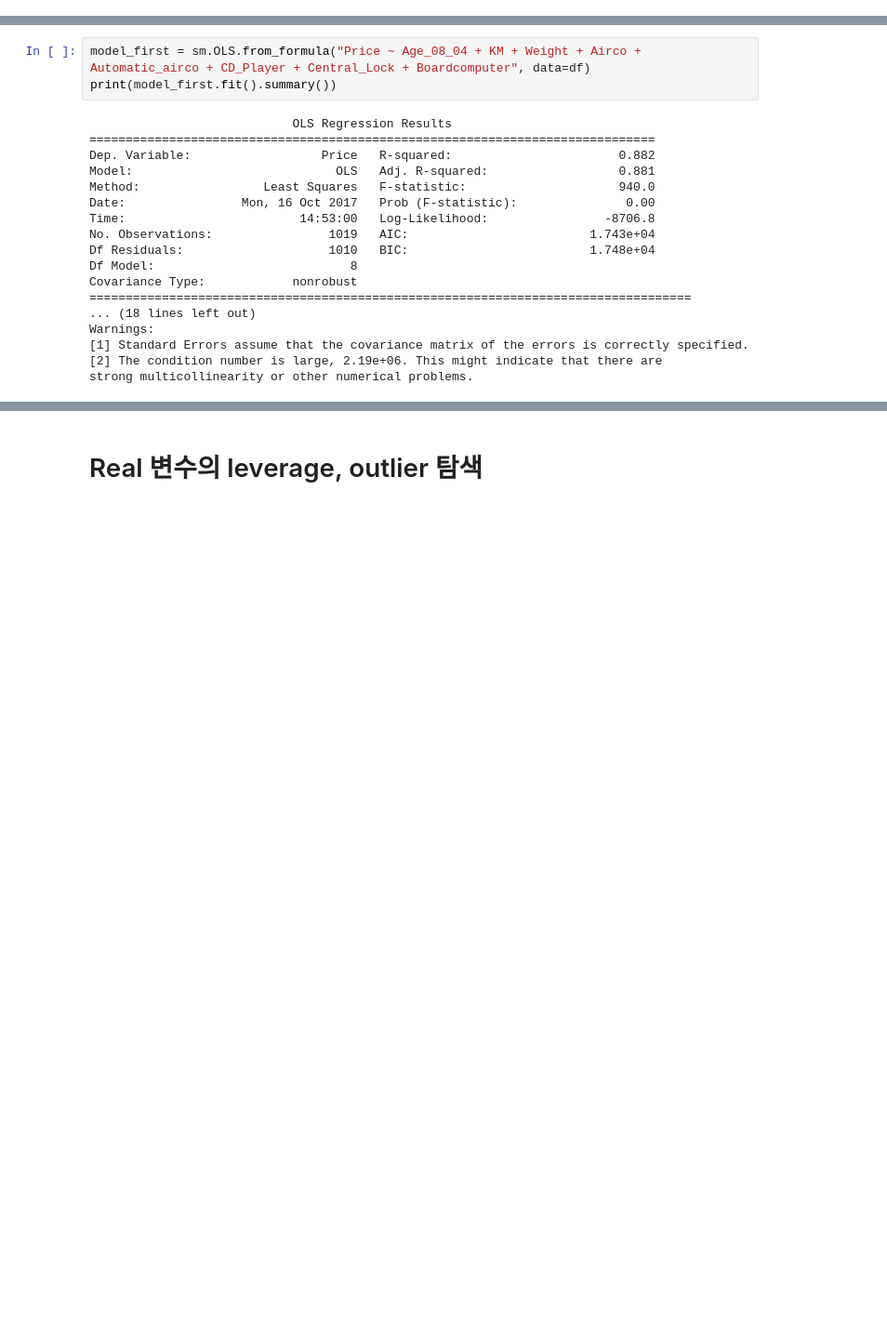
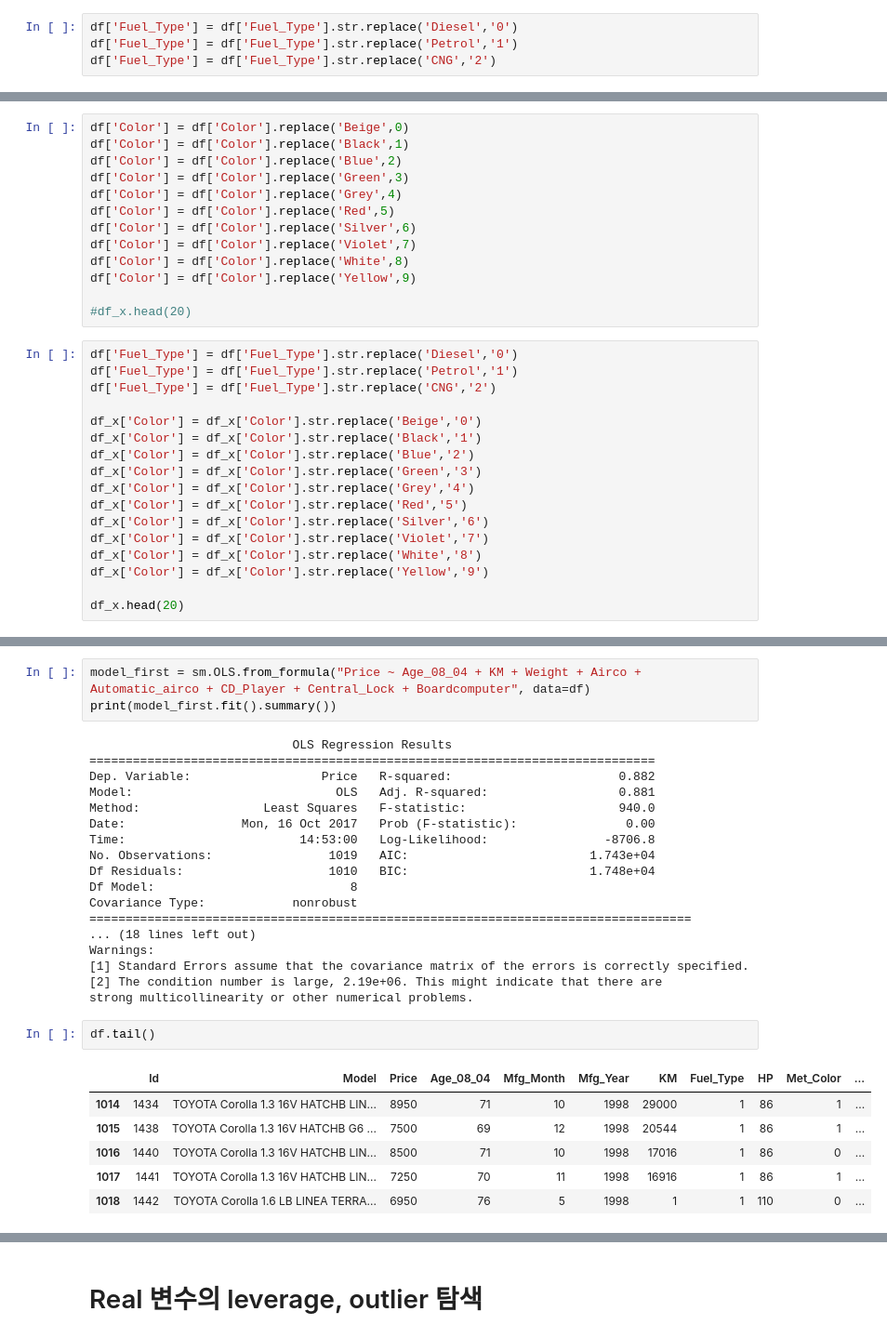
Before and after one commit to j-haaaaan/dss6_regproj1-toyotacorolla, a Jupyter notebook: jo/main_jo.ipynb, the cells around one changed output, grey strips where cells are left out. Shown at 93% size. Drawn from its saved outputs; the diff is of its cells as text; blank space fills up the shorter version.

```diff
--- a/jo/main_jo.ipynb
+++ b/jo/main_jo.ipynb
@@ -122,3 +87,7 @@ df_x.head(20)
+# %%
+df['Fuel_Type'] = df['Fuel_Type'].str.replace('Diesel','0')
+df['Fuel_Type'] = df['Fuel_Type'].str.replace('Petrol','1')
+df['Fuel_Type'] = df['Fuel_Type'].str.replace('CNG','2')
 # %%
 df_y = df.ix[:, 2]
 df_y.head(5)
@@ -129,3 +98,33 @@ df_y.head(5)
 3    20950
 4    19600
 Name: Price, dtype: int64
+# %%
+df['Color'] = df['Color'].replace('Beige',0)
+df['Color'] = df['Color'].replace('Black',1)
+df['Color'] = df['Color'].replace('Blue',2)
+df['Color'] = df['Color'].replace('Green',3)
+df['Color'] = df['Color'].replace('Grey',4)
+df['Color'] = df['Color'].replace('Red',5)
+df['Color'] = df['Color'].replace('Silver',6)
+df['Color'] = df['Color'].replace('Violet',7)
+df['Color'] = df['Color'].replace('White',8)
+df['Color'] = df['Color'].replace('Yellow',9)
+
+#df_x.head(20)
+# %%
+df['Fuel_Type'] = df['Fuel_Type'].str.replace('Diesel','0')
+df['Fuel_Type'] = df['Fuel_Type'].str.replace('Petrol','1')
+df['Fuel_Type'] = df['Fuel_Type'].str.replace('CNG','2')
+
+df_x['Color'] = df_x['Color'].str.replace('Beige','0')
+df_x['Color'] = df_x['Color'].str.replace('Black','1')
+df_x['Color'] = df_x['Color'].str.replace('Blue','2')
+df_x['Color'] = df_x['Color'].str.replace('Green','3')
+df_x['Color'] = df_x['Color'].str.replace('Grey','4')
+df_x['Color'] = df_x['Color'].str.replace('Red','5')
+df_x['Color'] = df_x['Color'].str.replace('Silver','6')
+df_x['Color'] = df_x['Color'].str.replace('Violet','7')
+df_x['Color'] = df_x['Color'].str.replace('White','8')
+df_x['Color'] = df_x['Color'].str.replace('Yellow','9')
+
+df_x.head(20)
@@ -315,3 +332,12 @@ Warnings:
 [1] Standard Errors assume that the covariance matrix of the errors is correctly specified.
 [2] The condition number is large, 2.19e+06. This might indicate that there are
 strong multicollinearity or other numerical problems.
+# %%
+df.tail()
+# %% [output]
+|  | Id | Model | Price | Age_08_04 | Mfg_Month | Mfg_Year | KM | Fuel_Type | HP | Met_Color | ... |
+| 1014 | 1434 | TOYOTA Corolla 1.3 16V HATCHB LIN... | 8950 | 71 | 10 | 1998 | 29000 | 1 | 86 | 1 | ... |
+| 1015 | 1438 | TOYOTA Corolla 1.3 16V HATCHB G6 ... | 7500 | 69 | 12 | 1998 | 20544 | 1 | 86 | 1 | ... |
+| 1016 | 1440 | TOYOTA Corolla 1.3 16V HATCHB LIN... | 8500 | 71 | 10 | 1998 | 17016 | 1 | 86 | 0 | ... |
+| 1017 | 1441 | TOYOTA Corolla 1.3 16V HATCHB LIN... | 7250 | 70 | 11 | 1998 | 16916 | 1 | 86 | 1 | ... |
+| 1018 | 1442 | TOYOTA Corolla 1.6 LB LINEA TERRA... | 6950 | 76 | 5 | 1998 | 1 | 1 | 110 | 0 | ... |
```
Also changed, not shown: parts of 3 cells of this notebook.
